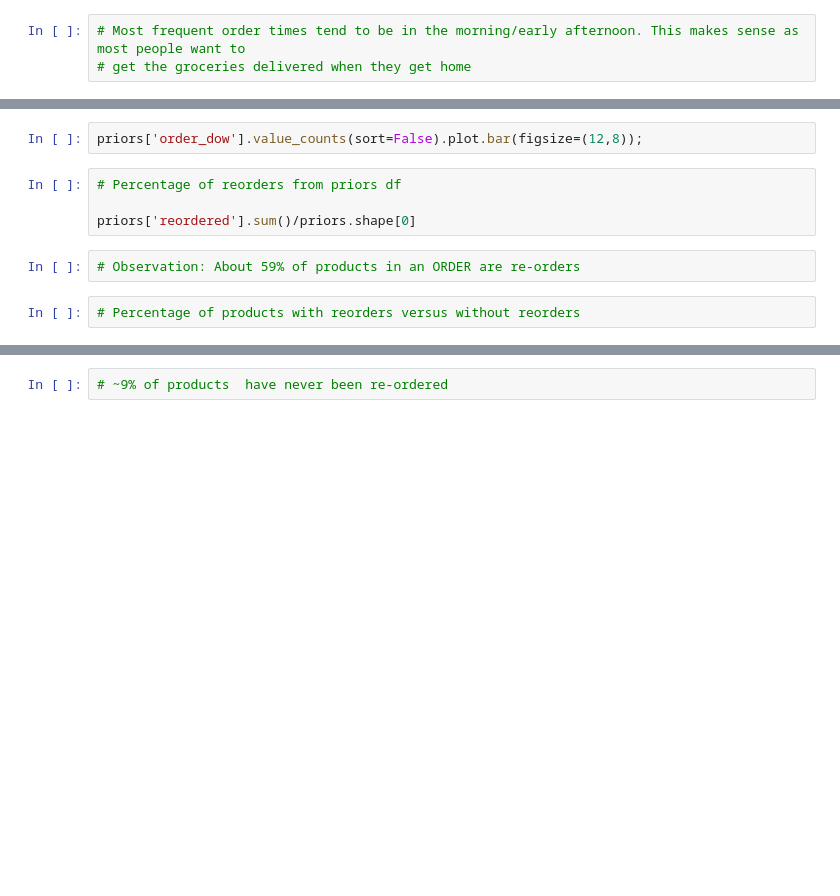
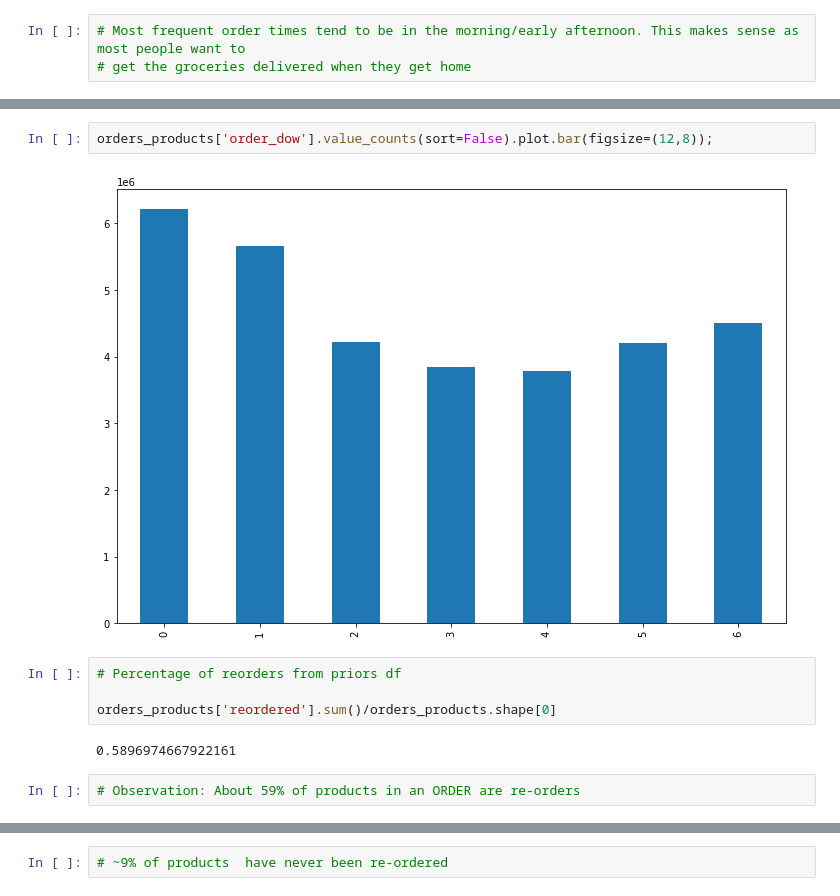
Before and after one commit to brandmend/Instacart_Basket_Prediction_Analysis, a Jupyter notebook: Instacart_Basket_Analysis_EDA.ipynb, the cells around one changed output, grey strips where cells are left out. Cells and saved outputs as stored; diff of their text form; blank space fills up the shorter version.

```diff
--- a/Instacart_Basket_Analysis_EDA.ipynb
+++ b/Instacart_Basket_Analysis_EDA.ipynb
@@ -322,11 +413,13 @@ priors['order_hour_of_day'].value_counts(sort=False).plot.bar(figsize=(12,8));
 # %%
-priors['order_dow'].value_counts(sort=False).plot.bar(figsize=(12,8));
+orders_products['order_dow'].value_counts(sort=False).plot.bar(figsize=(12,8));
+# %% [output]
+[figure, added]
 # %%
 # Percentage of reorders from priors df
 
-priors['reordered'].sum()/priors.shape[0]
+orders_products['reordered'].sum()/orders_products.shape[0]
+# %% [output]
+0.5896974667922161
 # %%
 # Observation: About 59% of products in an ORDER are re-orders
-# %%
-# Percentage of products with reorders versus without reorders
 # %%
```
Also changed, not shown: parts of 34 cells of this notebook.
